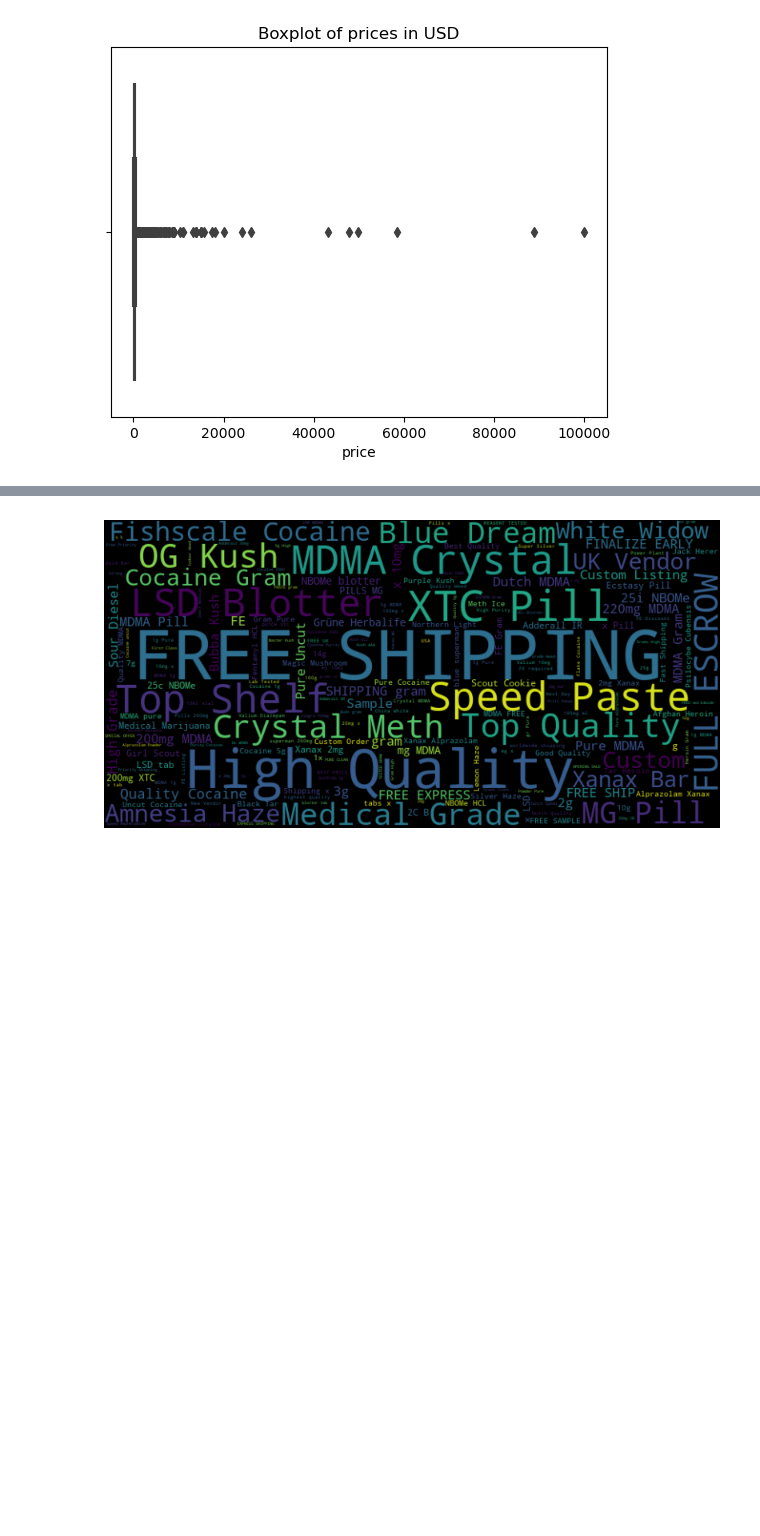
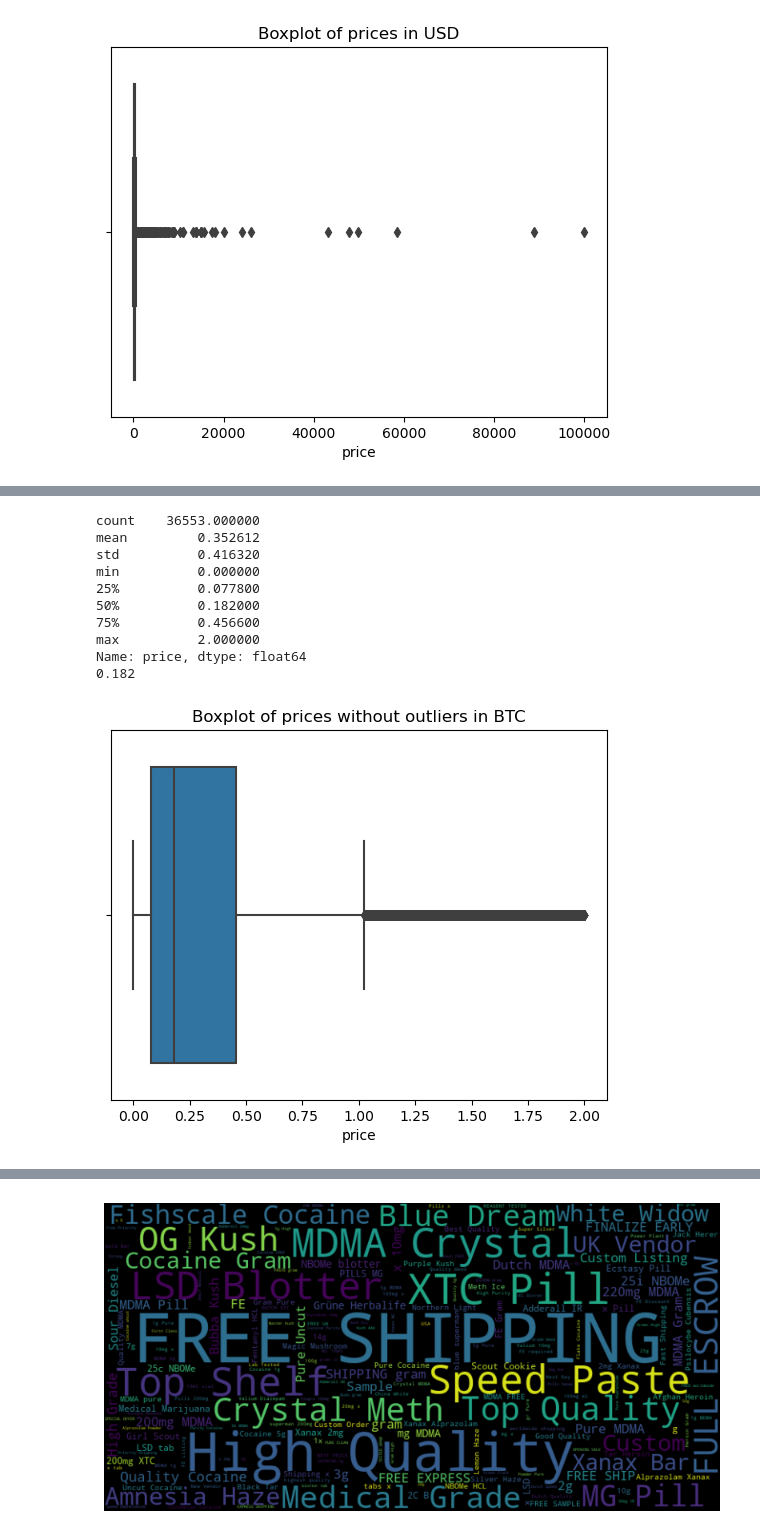
Before and after one commit to davide-beltrame/cybercrime-aho, a Jupyter notebook: main.ipynb, the cells around one changed output, grey strips where cells are left out. Cells and saved outputs as stored; diff of their text form; code cells hidden in the pictures; blank space fills up the shorter version.

```diff
--- a/main.ipynb
+++ b/main.ipynb
@@ -372,0 +458,23 @@ Text(0.5, 1.0, 'Distribution of prices in USD')
+# %%
+# we remove outlier as values greater than 2
+df_btc = df_btc[df_btc['price'] <= 2]
+
+# we plot the boxplot again
+sns.boxplot(x=df_btc['price'])
+plt.title('Boxplot of prices without outliers in BTC')
+
+# and the main statistics of the price column, including the median
+print(df_btc['price'].describe())
+print(df_btc['price'].median())
+# %% [output]
+count    36553.000000
+mean         0.352612
+std          0.416320
+min          0.000000
+25%          0.077800
+50%          0.182000
+75%          0.456600
+max          2.000000
+Name: price, dtype: float64
+0.182
+[figure, added]
```
Also changed, not shown: parts of 28 cells of this notebook.
